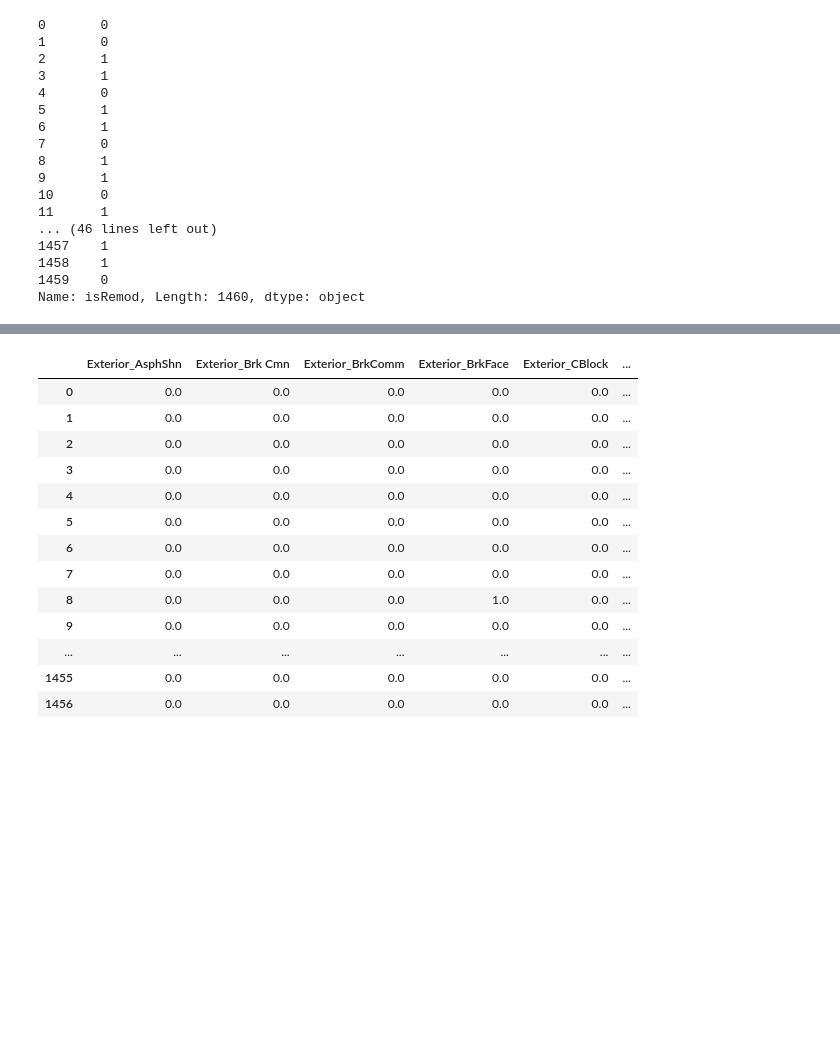
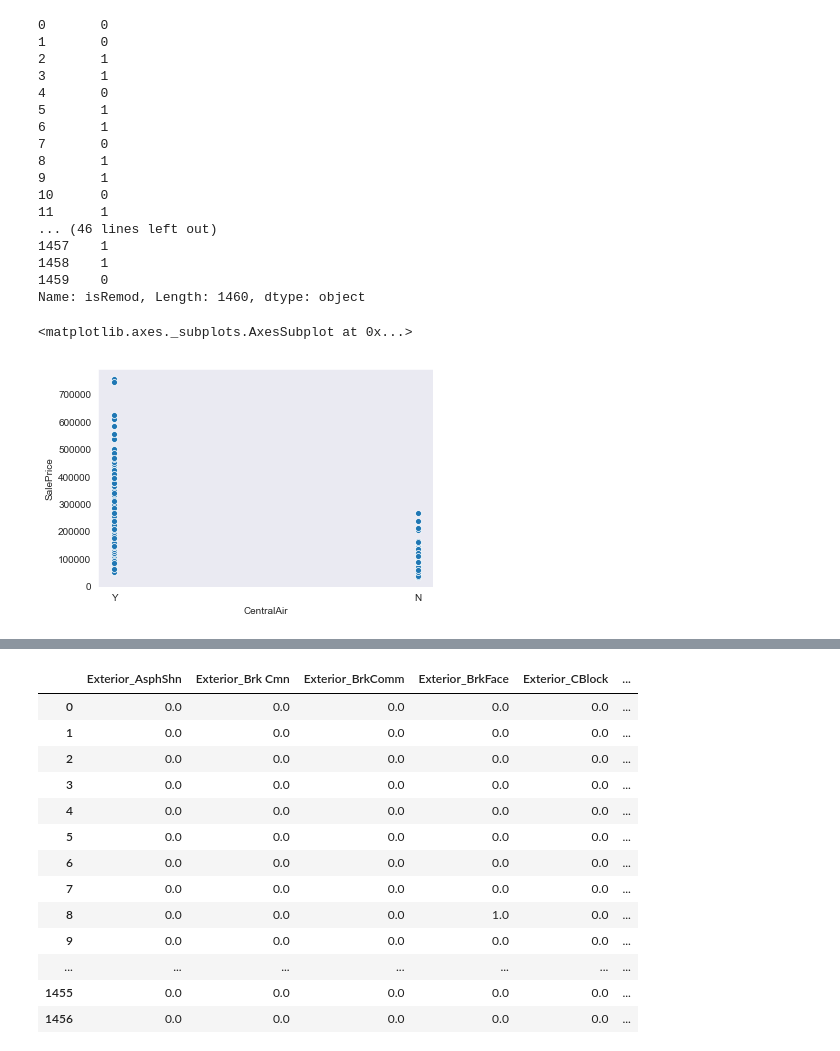
Before and after one commit to chazzy1/nycdsaML, a Jupyter notebook: choi/EDA.ipynb, the cells around one changed output, grey strips where cells are left out. Drawn from its saved outputs; the diff is of its cells as text; code cells hidden in the pictures; blank space fills up the shorter version.

```diff
--- a/choi/EDA.ipynb
+++ b/choi/EDA.ipynb
@@ -92,3 +92,9 @@ train['isRemod']
 1458    1
 1459    0
 Name: isRemod, Length: 1460, dtype: object
+# %%
+train['LowQualFinSF'][train['LowQualFinSF'] != 0 ]
+sns.scatterplot(train['CentralAir'],train['SalePrice'])
+# %% [output]
+<matplotlib.axes._subplots.AxesSubplot at 0x...>
+[figure, added]
```
Also changed, not shown: parts of 12 cells of this notebook, 8 other files.
